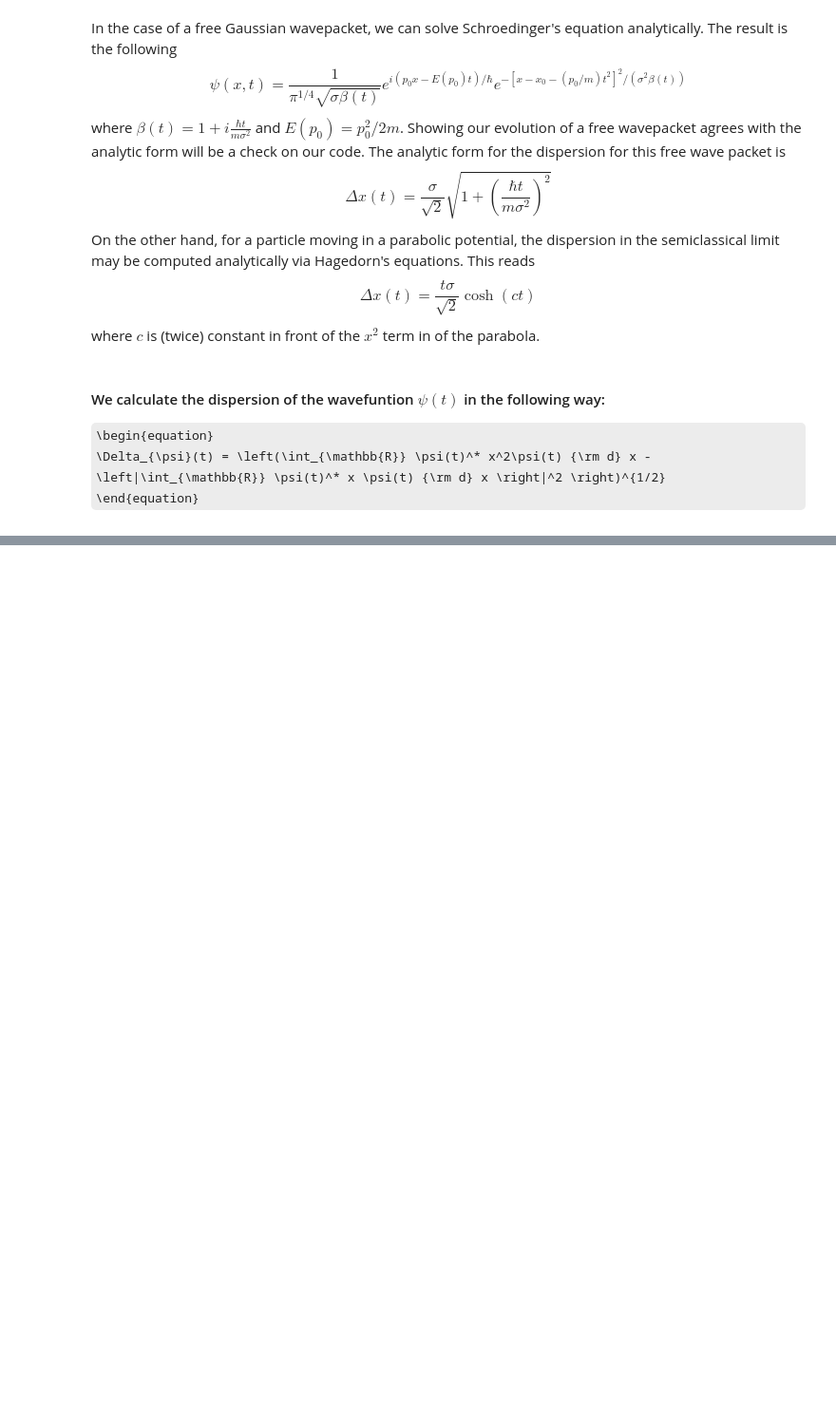
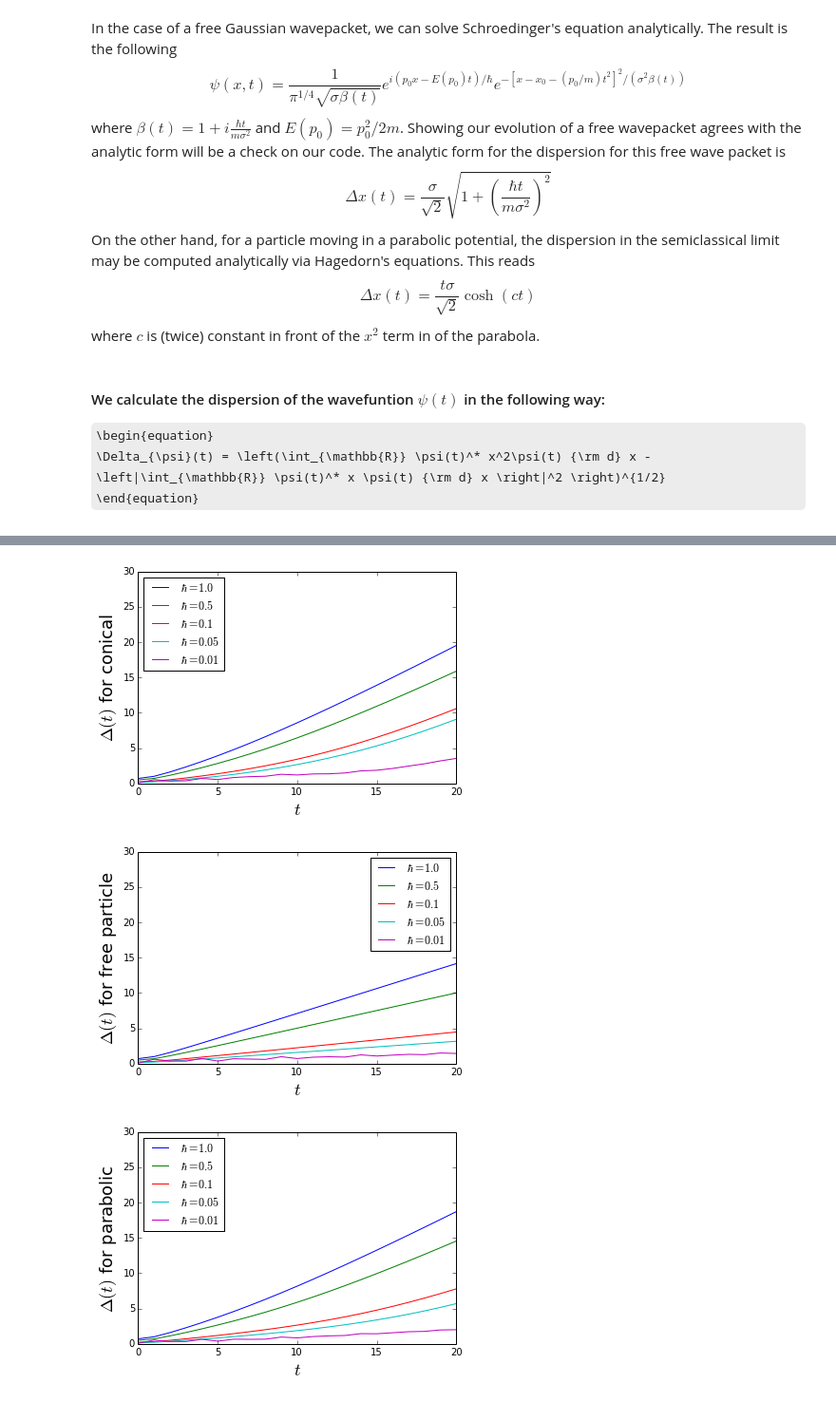
Before and after one commit to khadetushar/pySchrodinger, a Jupyter notebook: 1D Schroedinger Solver.ipynb, the cells around one changed output, grey strips where cells are left out. Shown at 95% size. Saved outputs shown, nothing was run; the diff lists cells and outputs as text; code cells hidden in the pictures; some formulas as TeX source; blank space fills up the shorter version.

```diff
--- a/1D Schroedinger Solver.ipynb
+++ b/1D Schroedinger Solver.ipynb
@@ -157,7 +183,7 @@ def Solve_Schroedinger(hbar = 1, #Planck's constant
     hbar = np.float(hbar)
     sigma = 1*hbar**(0.5)
     ell = hbar
-    zeroOfPotential = 7
+    zeroOfPotential = 10
     k0 = p0/hbar
 
     # 64 is quite slow
@@ -172,11 +198,10 @@ def Solve_Schroedinger(hbar = 1, #Planck's constant
     x = np.arange(xmin_new, xmax_new, dx)
 
     psi_x0 = gaussian_wavepacket(0, x, sigma, hbar, 1, x0, k0)
-    #gauss_x(x, sigma, x0, k0, hbar)
 
     S = Schrodinger(x = x,
                     psi_x0 = psi_x0,
-                    V_x = SmoothedConicalPotential(ell, x, roughness, zeroOfPotential) ,
+                    V_x = localizedSmoothPotential(ell, x, roughness, zeroOfPotential) ,
                     hbar = hbar,
                     m = m,
                     k0 = -28)
@@ -190,7 +215,7 @@ def Solve_Schroedinger(hbar = 1, #Planck's constant
 
     S1 = Schrodinger(x = x,
                     psi_x0 = psi_x0,
-                    V_x = ConicalPotential(x, 2, zeroOfPotential) ,
+                    V_x = localizedSmoothPotential(0, x, 2, zeroOfPotential),
                     hbar = hbar,
                     m = m,
                     k0 = -28)
@@ -224,9 +249,10 @@ def Solve_Schroedinger(hbar = 1, #Planck's constant
 T = 20
 h1p0data = Solve_Schroedinger(hbar = 1,  t_max = T)
 h0p5data = Solve_Schroedinger(hbar = .5, t_max = T)
-#h0p1data = Solve_Schroedinger(hbar = .1, t_max = T)
-#h0p05data = Solve_Schroedinger(hbar = .05, t_max = T)
-#h0p01data = Solve_Schroedinger(hbar = .01, t_max = T)
+h0p1data = Solve_Schroedinger(hbar = .1, t_max = T)
+h0p05data = Solve_Schroedinger(hbar = .05, t_max = T)
+h0p01data = Solve_Schroedinger(hbar = .01, t_max = T)
+storedData = [h1p0data, h0p5data, h0p1data, h0p05data, h0p01data]
 # %% [output]
 1
 2
@@ -414,0 +389,22 @@ dispersionMultipleH(j=1, tf = T) #free particle
+# %%
+def dispersionMultipleH(tf = 20):
+    time = np.arange(0, h1p0data[0].dispersion_vs_t.shape[0]).astype(np.float)
+    labels = ['conical','free particle', 'parabolic']
+    for j in range(3):
+        ax = plt.figure().add_subplot(111)
+        for i in range(len(storedData)):
+            ax.plot(time,
+                    storedData[i][j].dispersion_vs_t,
+                    label = '$\hbar = {0}$'.format(storedData[i][1].hbar))
+            ax.set_xlim(0, tf)
+            ax.set_ylim(0, 30)
+            ax.legend(loc = "best")
+            ax.set_xlabel('$t$', fontsize = 18)
+            ax.set_ylabel('$\\Delta(t)$ for {0}'.format(labels[j]), fontsize = 18)
+            #plt.gcf().savefig('dispersionStudy{0}.pdf'.format(j), format = 'pdf')
+    return None
+dispersionMultipleH()
+# %% [output]
+[figure, added]
+[figure, added]
+[figure, added]
```
Also changed, not shown: parts of 10 cells of this notebook.
